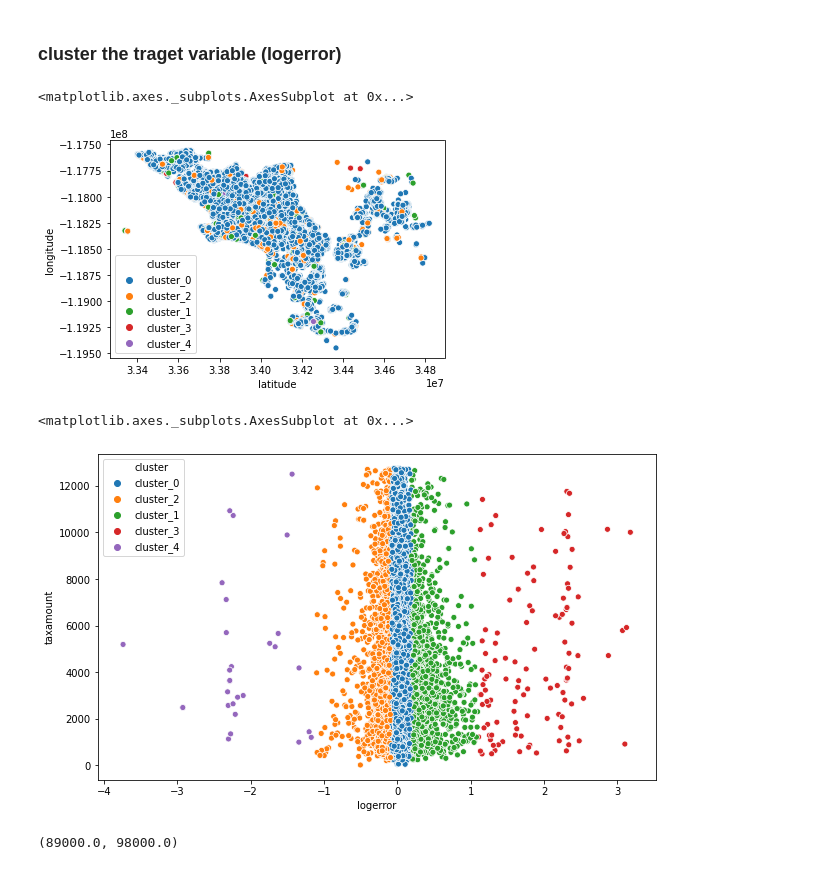
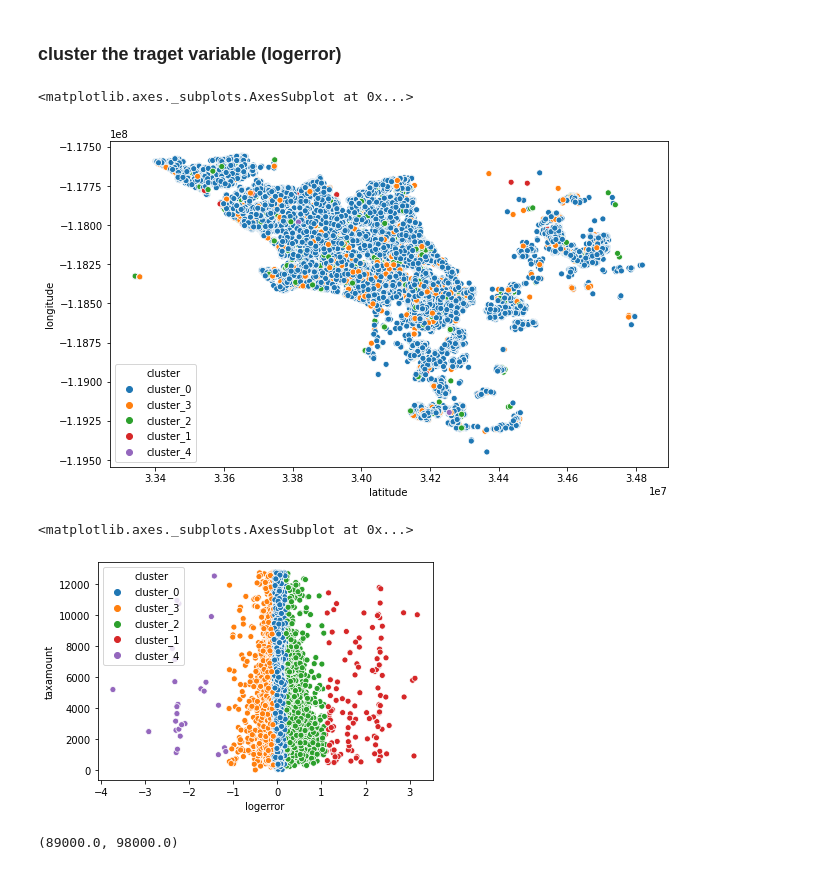
Before and after one commit to clustering-zillow/clustering-zillow, a Jupyter notebook: zillow_cluster_ravinder.ipynb, the cells around one changed output. Cells and saved outputs as stored; diff of their text form; code cells hidden in the pictures.

```diff
--- a/zillow_cluster_ravinder.ipynb
+++ b/zillow_cluster_ravinder.ipynb
@@ -215,21 +213,23 @@ train, validate = train_test_split(train, train_size = .80, random_state = 539)
 # %%
 X = train[['logerror']]
 # %%
+scaler = MinMaxScaler(copy=True, feature_range=(0,1)).fit(X)
+X_scaled = pd.DataFrame(scaler.transform(X), columns=X.columns.values).set_index([X.index.values])
 kmeans = KMeans(n_clusters = 5)
-kmeans.fit(X)
-kmeans.predict(X)
-train['cluster'] = kmeans.predict(X)
+kmeans.fit(X_scaled)
+kmeans.predict(X_scaled)
+train['cluster'] = kmeans.predict(X_scaled)
 train['cluster'] = 'cluster_' + train.cluster.astype(str)
+plt.figure(figsize=(10, 6))
 sns.scatterplot(x = 'latitude', y = 'longitude', data = train, hue = 'cluster')
 # %% [output]
 <matplotlib.axes._subplots.AxesSubplot at 0x...>
-[figure, old version]
+[figure, new version]
 # %%
-plt.figure(figsize=(10, 6))
 sns.scatterplot(x = 'logerror', y = 'taxamount', data = train, hue = 'cluster')
 # %% [output]
 <matplotlib.axes._subplots.AxesSubplot at 0x...>
-[figure, old version]
+[figure, new version]
 # %%
 sns.scatterplot(x = 'logerror', y = 'new_zip', data = train, hue = 'cluster')
 plt.ylim(89000, 98000)
```
Also changed, not shown: parts of 23 cells of this notebook.
